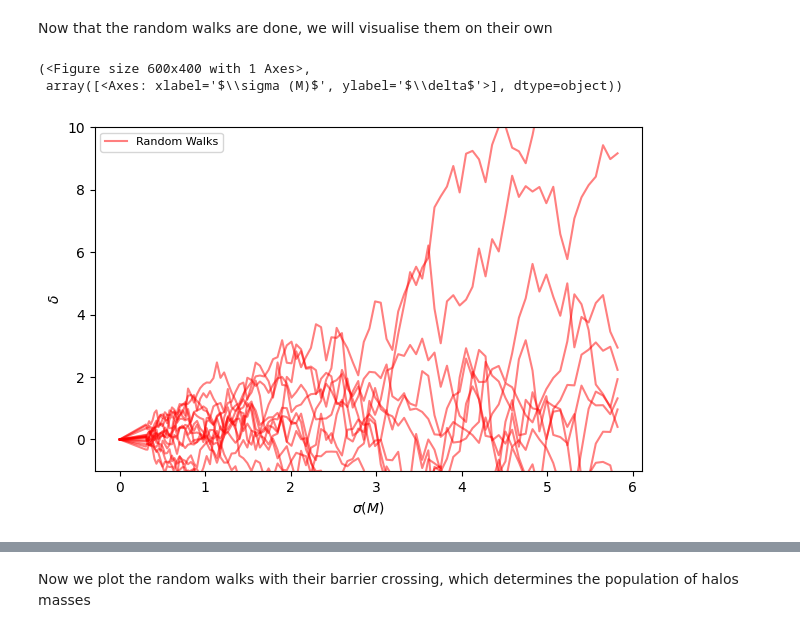
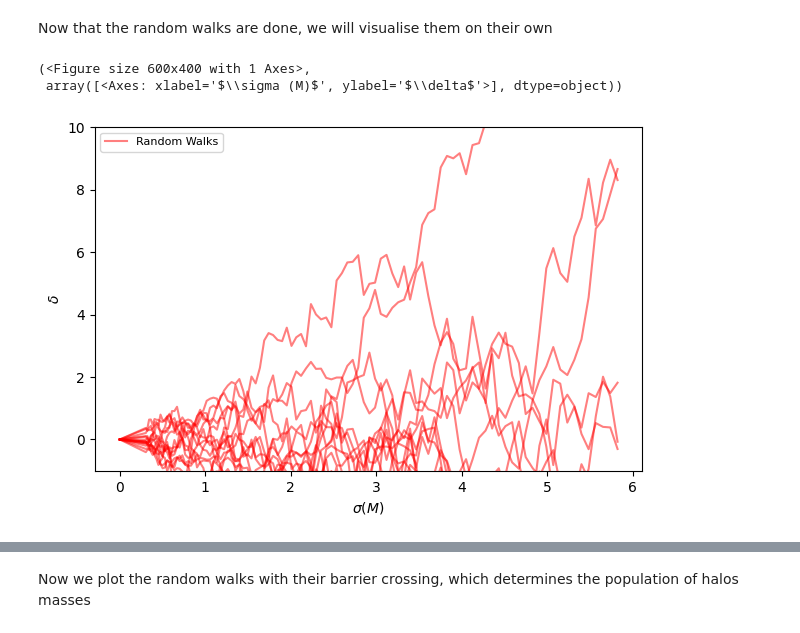
Before and after one commit to 21cmfast/Structure-Formation, a Jupyter notebook: tutorials/03-halos.ipynb, the cells around one changed output, grey strips where cells are left out. Saved outputs shown, nothing was run; the diff lists cells and outputs as text; code cells hidden in the pictures.

```diff
--- a/tutorials/03-halos.ipynb
+++ b/tutorials/03-halos.ipynb
@@ -17,24 +244,19 @@ warnings.filterwarnings("ignore", category=UserWarning)
 # %%
 #set up parameters for the random walks
 redshift = 5.0
-growthf = np.array([get_growth_factor(redshift=redshift, inputs=rw.default_p21c_inputs)])
+
+growthf = np.array([get_growth_factor(redshift=redshift, inputs=default_p21c_inputs)])
 
 #set up limits / steps for the mass range we want to sample
 min_mass = 1e8 #solar masses
 max_mass = 1e16
 num_steps = 100 #number of log-spaced steps in mass for the random walks
 
-sigma_steps,mass_steps = rw.setup_walk_steps(start_sigma=0.0,
+#this functions simply sets up a range of sigma values corresponding to the mass range we want to sample
+sigma_steps,mass_steps = setup_walk_steps(start_sigma=0.0,
                                              min_mass=min_mass,
                                              max_mass=max_mass,
                                              num_steps=num_steps)
 
 #number of walks total
 n_walks = 100000
-
-def my_random_walk(sigma_steps, n_walks, start_delta=0.):
-    pass
-
-#do the walks
-#TODO: replace these function calls with the ones they write above
-walks = rw.random_steps_sharpk(sigma_steps,n_walks,start_delta=0.) #TODO: get them to write this function above
@@ -41,15 +273,38 @@ walks = rw.random_steps_sharpk(sigma_steps,n_walks,start_delta=0.) #TODO: get th
+# %%
+
+def my_random_walk(sigma_steps, n_walks, start_delta=0., seed=42):
+    """
+    Calculate the steps for the sharp-k filtered random walk.
+    """
+    rng = np.random.default_rng(seed)
+    start_points = np.full((n_walks, 1), start_delta)
+    steps = np.concatenate(
+        (
+            start_points, #starting point
+            rng.normal(
+                loc=0.,
+                scale=np.sqrt(np.diff(sigma_steps**2)),
+                size=(n_walks, len(sigma_steps)-1),
+            ),
+        ),
+        axis=1,
+    )
+    return np.cumsum(steps,axis=1)
+
+#do the walks
+walks = my_random_walk(sigma_steps,n_walks)
 # %% [markdown]
 Now that the random walks are done, we will visualise them on their own
 # %%
-rw.plot_walks(
+plot_walks(
     redshift=redshift,
     walks=walks,
     mass_steps=mass_steps,
     sigma_steps=sigma_steps,
     n_walks_plot=15,
 )
 # %% [output]
 (<Figure size 600x400 with 1 Axes>,
  array([<Axes: xlabel='$\\sigma (M)$', ylabel='$\\delta$'>], dtype=object))
-[figure, old version]
+[figure, new version]
 # %% [markdown]
```
Also changed, not shown: parts of 16 cells of this notebook, 1 other file.
